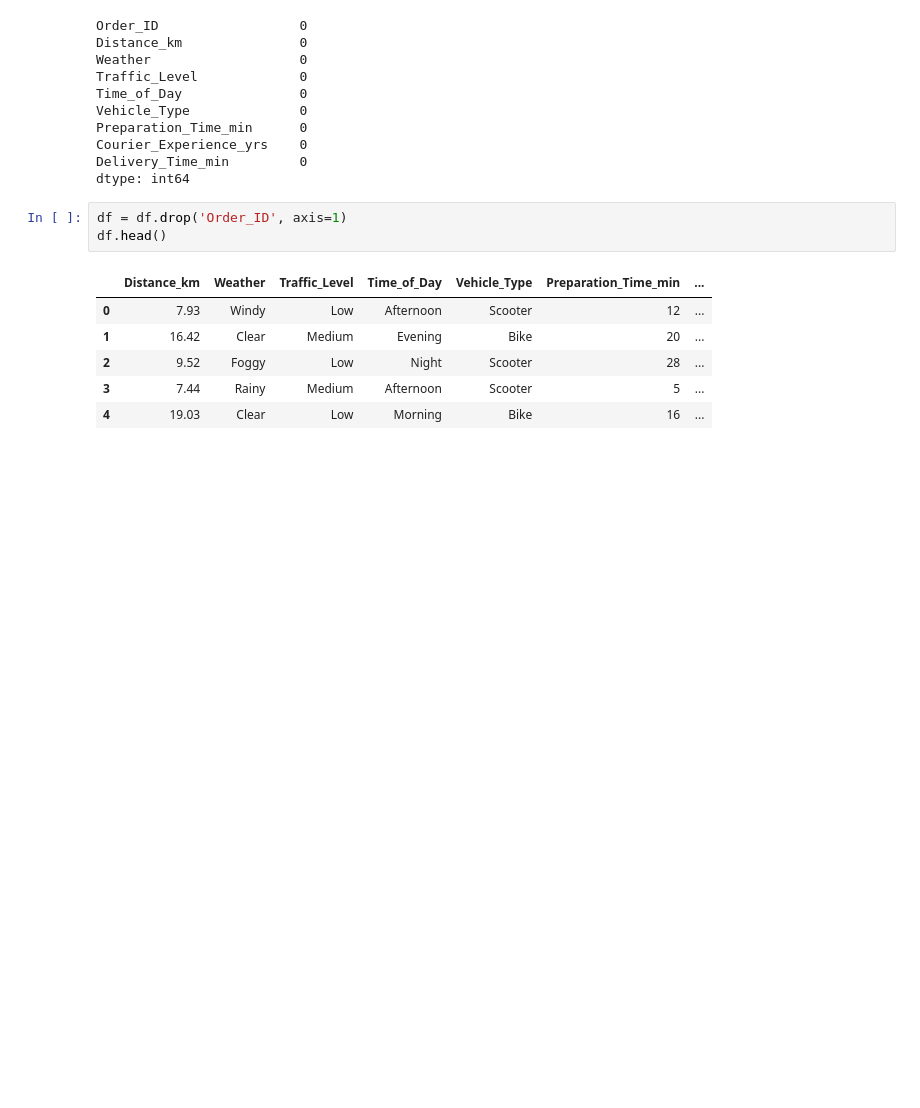
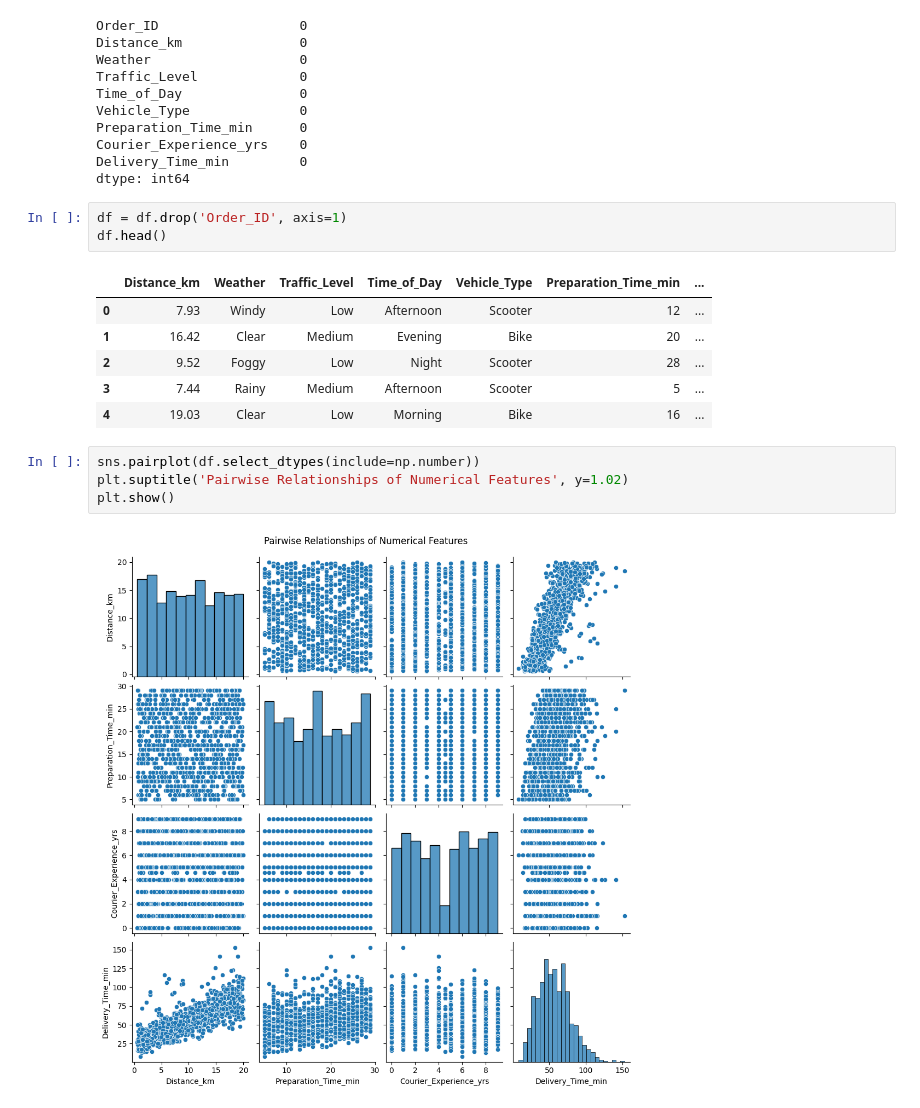
Before and after one commit to coder-priyanka01/Machine-Learning, a Jupyter notebook: Random_Forest.ipynb, the cells around one changed output. Drawn from its saved outputs; the diff is of its cells as text; blank space fills up the shorter version.

```diff
--- a/Random_Forest.ipynb
+++ b/Random_Forest.ipynb
@@ -56,3 +56,9 @@ df.head()
 | 2 | 9.52 | Foggy | Low | Night | Scooter | 28 | ... |
 | 3 | 7.44 | Rainy | Medium | Afternoon | Scooter | 5 | ... |
 | 4 | 19.03 | Clear | Low | Morning | Bike | 16 | ... |
+# %%
+sns.pairplot(df.select_dtypes(include=np.number))
+plt.suptitle('Pairwise Relationships of Numerical Features', y=1.02)
+plt.show()
+# %% [output]
+[figure, added]
```
Also changed, not shown: parts of 4 cells of this notebook.
